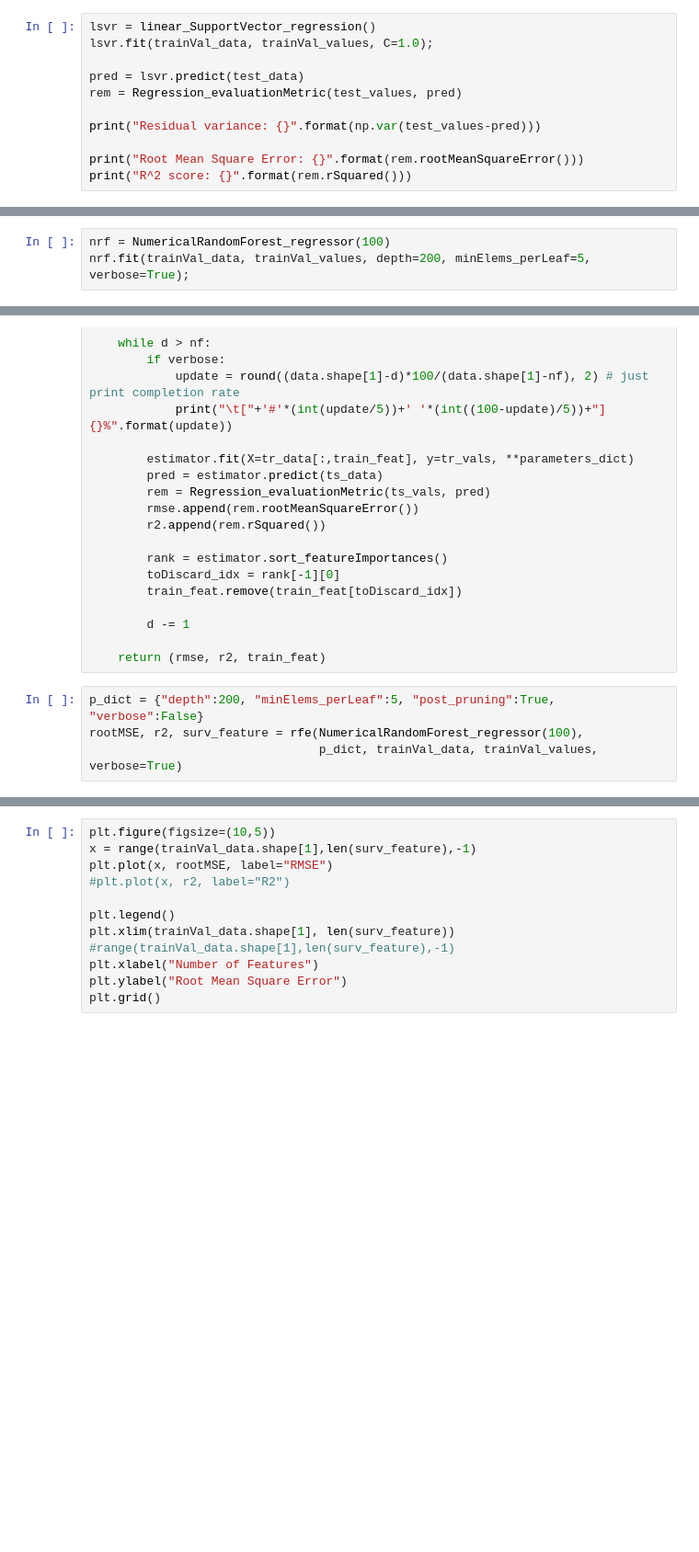
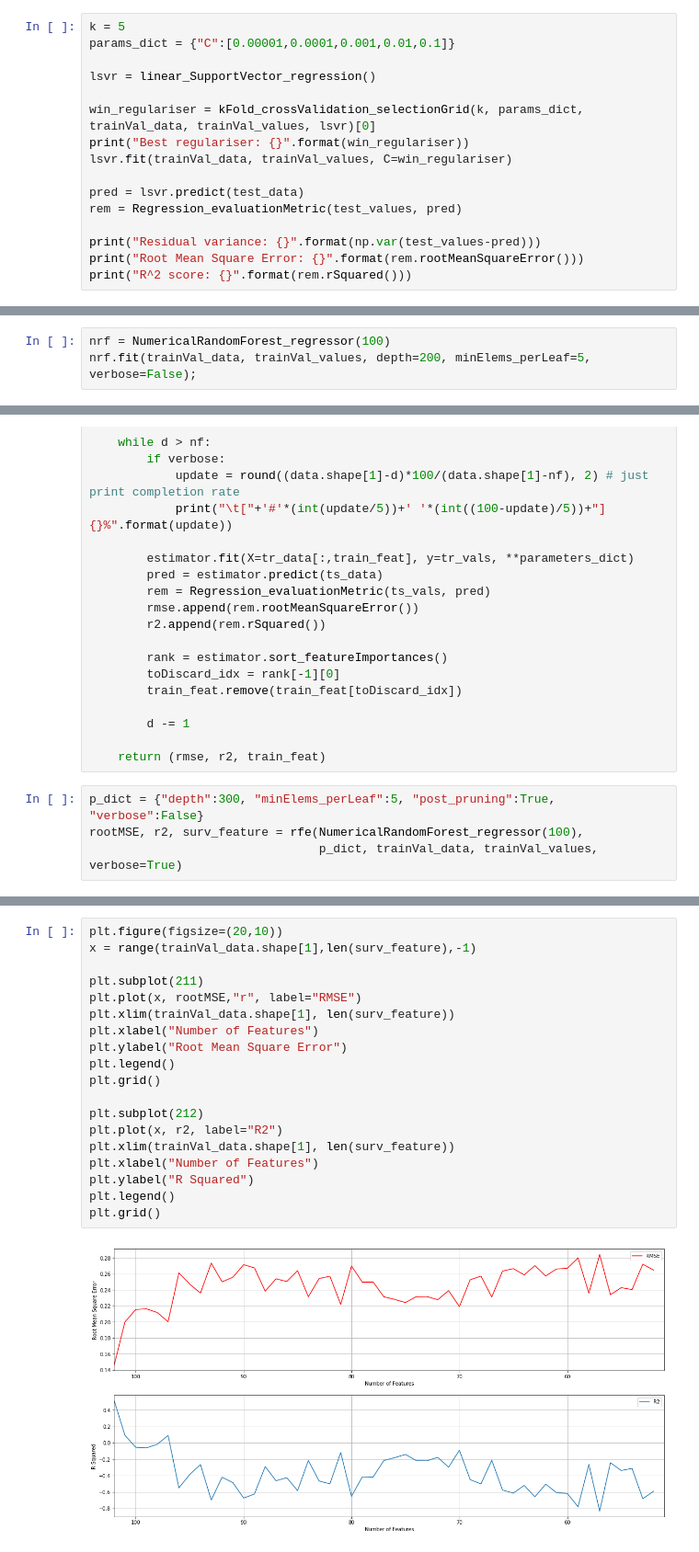
Before and after one commit to danif93/Community-And-Crime-Regression, a Jupyter notebook: kernel.ipynb, the cells around one changed output, grey strips where cells are left out. Shown at 92% size. Drawn from its saved outputs; the diff is of its cells as text; blank space fills up the shorter version.

Commit message:
kernel least square implemented;

```diff
--- a/kernel.ipynb
+++ b/kernel.ipynb
@@ -1097,13 +1152,18 @@ class linear_SupportVector_regression:
     def predict(self, X):
         return np.matmul(X, self.w) + self.bias
 # %%
+k = 5
+params_dict = {"C":[0.00001,0.0001,0.001,0.01,0.1]}
+
 lsvr = linear_SupportVector_regression()
-lsvr.fit(trainVal_data, trainVal_values, C=1.0);
+
+win_regulariser = kFold_crossValidation_selectionGrid(k, params_dict, trainVal_data, trainVal_values, lsvr)[0]
+print("Best regulariser: {}".format(win_regulariser))
+lsvr.fit(trainVal_data, trainVal_values, C=win_regulariser)
 
 pred = lsvr.predict(test_data)
 rem = Regression_evaluationMetric(test_values, pred)
 
 print("Residual variance: {}".format(np.var(test_values-pred)))
-
 print("Root Mean Square Error: {}".format(rem.rootMeanSquareError()))
 print("R^2 score: {}".format(rem.rSquared()))
@@ -1128,7 +1219,7 @@ print("R^2 score: {}".format(rem.rSquared()))
 <img src="img/Algo1.png">
 # %%
 nrf = NumericalRandomForest_regressor(100)
-nrf.fit(trainVal_data, trainVal_values, depth=200, minElems_perLeaf=5, verbose=True);
+nrf.fit(trainVal_data, trainVal_values, depth=200, minElems_perLeaf=5, verbose=False);
 # %%
 print("Features sorted by their score:\n")
 nrf.sort_featureImportances()
@@ -1164,6 +1293,6 @@ def rfe(estimator, parameters_dict, data, vals, n_features=None, verbose=False):
 
     return (rmse, r2, train_feat)
 # %%
-p_dict = {"depth":200, "minElems_perLeaf":5, "post_pruning":True, "verbose":False}
+p_dict = {"depth":300, "minElems_perLeaf":5, "post_pruning":True, "verbose":False}
 rootMSE, r2, surv_feature = rfe(NumericalRandomForest_regressor(100),
                                 p_dict, trainVal_data, trainVal_values, verbose=True)
@@ -1170,12 +1317,21 @@ rootMSE, r2, surv_feature = rfe(NumericalRandomForest_regressor(100),
 # %%
-plt.figure(figsize=(10,5))
+plt.figure(figsize=(20,10))
 x = range(trainVal_data.shape[1],len(surv_feature),-1)
-plt.plot(x, rootMSE, label="RMSE")
-#plt.plot(x, r2, label="R2")
 
-plt.legend()
+plt.subplot(211)
+plt.plot(x, rootMSE,"r", label="RMSE")
 plt.xlim(trainVal_data.shape[1], len(surv_feature))
-#range(trainVal_data.shape[1],len(surv_feature),-1)
 plt.xlabel("Number of Features")
 plt.ylabel("Root Mean Square Error")
+plt.legend()
 plt.grid()
+
+plt.subplot(212)
+plt.plot(x, r2, label="R2")
+plt.xlim(trainVal_data.shape[1], len(surv_feature))
+plt.xlabel("Number of Features")
+plt.ylabel("R Squared")
+plt.legend()
+plt.grid()
+# %% [output]
+[figure, added]
```
Also changed, not shown: parts of 46 cells of this notebook.
